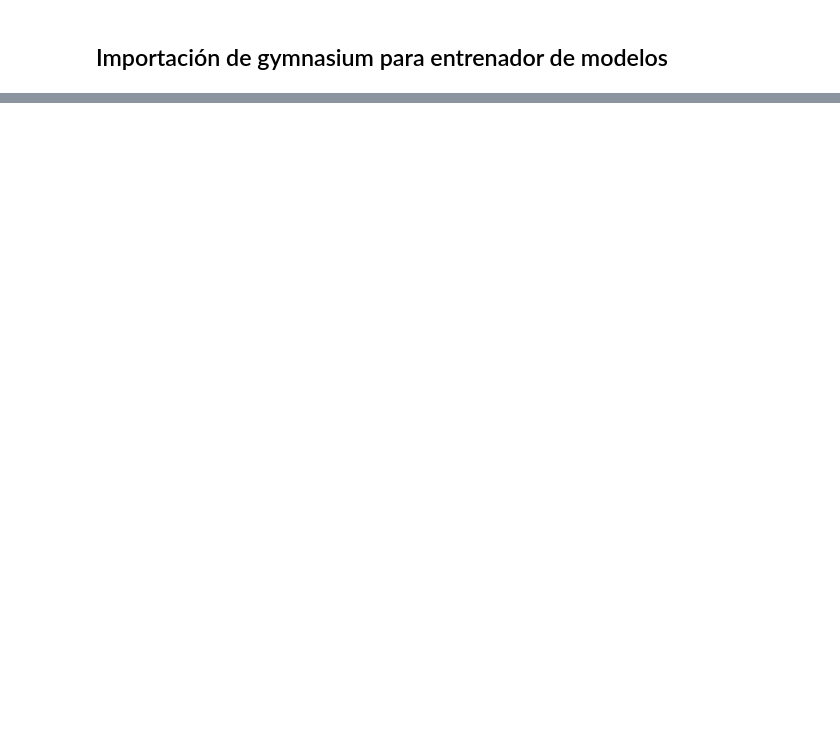
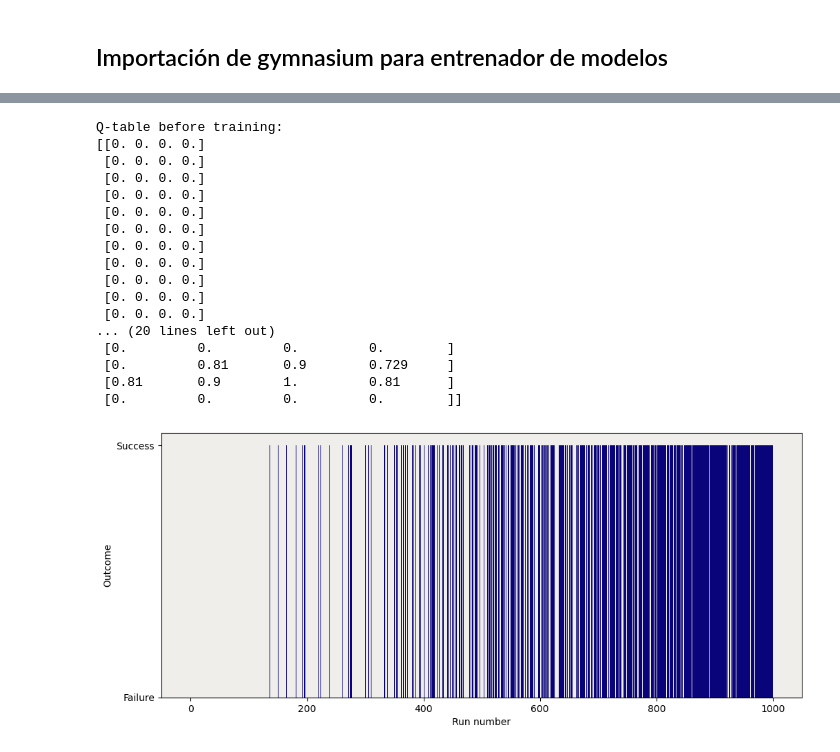
Before and after one commit to diegoguizanlopez/BigDataEIa, a Jupyter notebook: IA/Sistemas_Aprendizaje_Automatico/3-Trimestre/RL/Frozenlake/juego-frozenlake.ipynb, the cells around one changed output, grey strips where cells are left out. Cells and saved outputs as stored; diff of their text form; code cells hidden in the pictures; blank space fills up the shorter version.

Commit message:
Frozen lake

```diff
--- a/IA/Sistemas_Aprendizaje_Automatico/3-Trimestre/RL/Frozenlake/juego-frozenlake.ipynb
+++ b/IA/Sistemas_Aprendizaje_Automatico/3-Trimestre/RL/Frozenlake/juego-frozenlake.ipynb
@@ -95,8 +149,8 @@ gamma = 0.9            # Discount factor
 epsilon = 1.0          # Amount of randomness in the action selection
 epsilon_decay = 0.001  # Fixed amount to decrease
 
-environment = gym.make("FrozenLake-v1", is_slippery=False,
-                       render_mode="human")
+#environment = gym.make("FrozenLake-v1", is_slippery=False,
+#                       render_mode="human")
 # List of outcomes to plot
 outcomes = []
 
@@ -127,30 +181,49 @@ for _ in range(episodes):
         #new_state, reward, done, info = environment.step(action)
         new_state, reward, terminated, truncated, info = environment.step(action)
         done = terminated or truncated
         # Update Q(s,a)
         qtable[state, action] = qtable[state, action] + \
                                 alpha * (reward + gamma * np.max(qtable[new_state]) - qtable[state, action])
 
         # Update our current state
         state = new_state
 
         # If we have a reward, it means that our outcome is a success
         if reward:
           outcomes[-1] = "Success"
 
     # Update epsilon
     epsilon = max(epsilon - epsilon_decay, 0)
 
 print()
 print('===========================================')
 print('Q-table after training:')
 print(qtable)
 
 # Plot outcomes
 plt.figure(figsize=(12, 5))
 plt.xlabel("Run number")
 plt.ylabel("Outcome")
 ax = plt.gca()
 ax.set_facecolor('#efeeea')
 plt.bar(range(len(outcomes)), outcomes, color="#0A047A", width=1.0)
 plt.show()
+# %% [output]
+Q-table before training:
+[[0. 0. 0. 0.]
+ [0. 0. 0. 0.]
+ [0. 0. 0. 0.]
+ [0. 0. 0. 0.]
+ [0. 0. 0. 0.]
+ [0. 0. 0. 0.]
+ [0. 0. 0. 0.]
+ [0. 0. 0. 0.]
+ [0. 0. 0. 0.]
+ [0. 0. 0. 0.]
+ [0. 0. 0. 0.]
+... (20 lines left out)
+ [0.         0.         0.         0.        ]
+ [0.         0.81       0.9        0.729     ]
+ [0.81       0.9        1.         0.81      ]
+ [0.         0.         0.         0.        ]]
+[figure, added]
```
Also changed, not shown: parts of 6 cells of this notebook.
